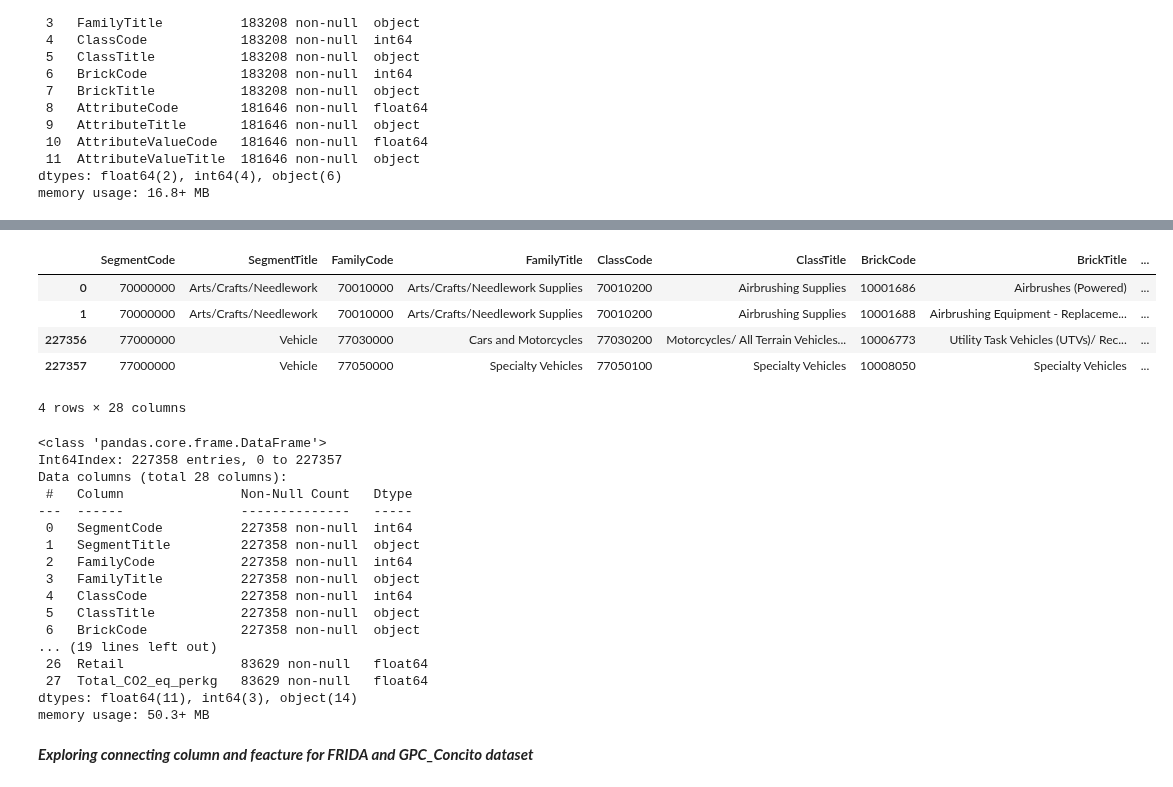
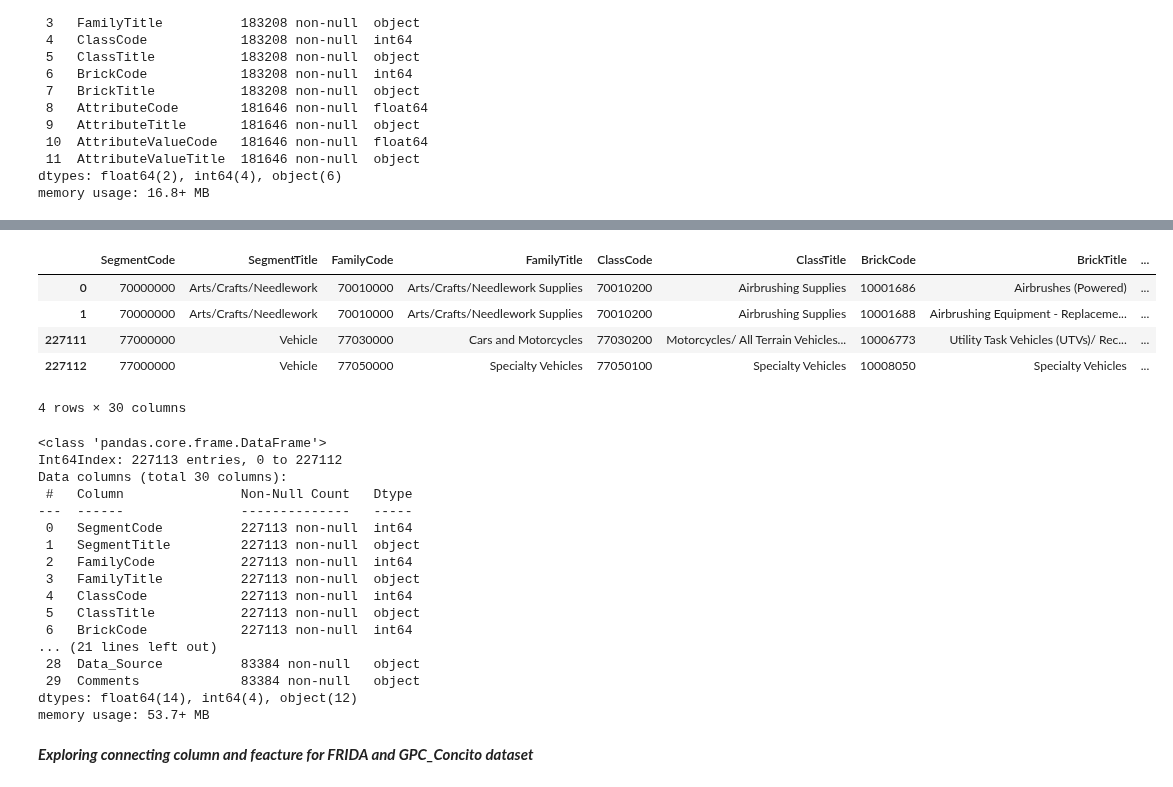
Before and after one commit to mrchapagain/ConsumerDataAnalytics, a Jupyter notebook: Data_Exploration.ipynb, the cells around one changed output, grey strips where cells are left out. Cells and saved outputs as stored; diff of their text form; code cells hidden in the pictures.

```diff
--- a/Data_Exploration.ipynb
+++ b/Data_Exploration.ipynb
@@ -310,12 +346,12 @@ memory usage: 62.6+ KB
 columns = ['SegmentCode', 'SegmentTitle', 'FamilyCode', 'FamilyTitle', 'ClassCode', 'ClassTitle', 'BrickCode', 'BrickTitle', 'AttributeCode', 'AttributeTitle', 'AttributeValueCode', 'AttributeValueTitle']
 
 # Lets open data as they are
-data_tradesync_excel= pd.read_excel(path_tradesync_excel, sheet_name=0, index_col=None, header=0, skiprows=0)
-data_tradesync_excel.head(2).append(data_tradesync_excel.tail(2))
+df_tradesync_excel= pd.read_excel(path_tradesync_excel, sheet_name=0, index_col=None, header=0, skiprows=0)
+df_tradesync_excel.head(2).append(df_tradesync_excel.tail(2))
 
 # Open the dataset with selective columns names
-data_tradesync_selected_columns = data_tradesync_excel[columns]
-data_tradesync_selected_columns.head(2).append(data_tradesync_selected_columns.tail(2))
+df_tradesync_selected_columns = df_tradesync_excel[columns]
+df_tradesync_selected_columns.head(3).append(df_tradesync_selected_columns.tail(3))
 # %% [output]
 |  | SegmentCode | SegmentTitle | FamilyCode | FamilyTitle | ClassCode | ClassTitle | BrickCode | BrickTitle | ... |
 | 0 | 70000000 | Arts/Crafts/Needlework | 70010000 | Arts/Crafts/Needlework Supplies | 70010200 | Airbrushing Supplies | 10001686 | Airbrushes (Powered) | ... |
@@ -353,35 +402,34 @@ memory usage: 16.8+ MB
 # %%
-# CONCITO dataset with GPC dataset
-combine_gpc_climate_dataset= data_tradesync_selected_columns.merge(data_climate_selected, left_on= 'BrickCode', right_on= 'GPC_Level4_dk', how= 'left')
-combine_gpc_climate_dataset.head(2).append(combine_gpc_climate_dataset.tail(2))
-#combine_gpc_climate_dataset.info()
+# CONCITO dataset with GS1-GPC dataset
+combinedf_gpc_climate= df_tradesync_selected_columns.merge(df_climate_selected, left_on= 'BrickCode', right_on= 'GPC_Level4_dk', how= 'left')
+combinedf_gpc_climate.head(2).append(combinedf_gpc_climate.tail(2))
 # %% [output]
 |  | SegmentCode | SegmentTitle | FamilyCode | FamilyTitle | ClassCode | ClassTitle | BrickCode | BrickTitle | ... |
 | 0 | 70000000 | Arts/Crafts/Needlework | 70010000 | Arts/Crafts/Needlework Supplies | 70010200 | Airbrushing Supplies | 10001686 | Airbrushes (Powered) | ... |
 | 1 | 70000000 | Arts/Crafts/Needlework | 70010000 | Arts/Crafts/Needlework Supplies | 70010200 | Airbrushing Supplies | 10001688 | Airbrushing Equipment - Replaceme... | ... |
-| 227356 | 77000000 | Vehicle | 77030000 | Cars and Motorcycles | 77030200 | Motorcycles/ All Terrain Vehicles... | 10006773 | Utility Task Vehicles (UTVs)/ Rec... | ... |
-| 227357 | 77000000 | Vehicle | 77050000 | Specialty Vehicles | 77050100 | Specialty Vehicles | 10008050 | Specialty Vehicles | ... |
+| 227111 | 77000000 | Vehicle | 77030000 | Cars and Motorcycles | 77030200 | Motorcycles/ All Terrain Vehicles... | 10006773 | Utility Task Vehicles (UTVs)/ Rec... | ... |
+| 227112 | 77000000 | Vehicle | 77050000 | Specialty Vehicles | 77050100 | Specialty Vehicles | 10008050 | Specialty Vehicles | ... |
-4 rows × 28 columns
+4 rows × 30 columns
 # %%
-combine_gpc_climate_dataset.info()
+combinedf_gpc_climate.info()
 # %% [output]
 <class 'pandas.core.frame.DataFrame'>
-Int64Index: 227358 entries, 0 to 227357
-Data columns (total 28 columns):
+Int64Index: 227113 entries, 0 to 227112
+Data columns (total 30 columns):
  #   Column               Non-Null Count   Dtype
 ---  ------               --------------   -----
- 0   SegmentCode          227358 non-null  int64
- 1   SegmentTitle         227358 non-null  object
- 2   FamilyCode           227358 non-null  int64
- 3   FamilyTitle          227358 non-null  object
- 4   ClassCode            227358 non-null  int64
- 5   ClassTitle           227358 non-null  object
- 6   BrickCode            227358 non-null  object
-... (19 lines left out)
- 26  Retail               83629 non-null   float64
- 27  Total_CO2_eq_perkg   83629 non-null   float64
-dtypes: float64(11), int64(3), object(14)
-memory usage: 50.3+ MB
+ 0   SegmentCode          227113 non-null  int64
+ 1   SegmentTitle         227113 non-null  object
+ 2   FamilyCode           227113 non-null  int64
+ 3   FamilyTitle          227113 non-null  object
+ 4   ClassCode            227113 non-null  int64
+ 5   ClassTitle           227113 non-null  object
+ 6   BrickCode            227113 non-null  int64
+... (21 lines left out)
+ 28  Data_Source          83384 non-null   object
+ 29  Comments             83384 non-null   object
+dtypes: float64(14), int64(4), object(12)
+memory usage: 53.7+ MB
 # %% [markdown]
 ***Exploring connecting column and feacture for FRIDA and GPC_Concito dataset***
 # %%
```
Also changed, not shown: parts of 15 cells of this notebook.
